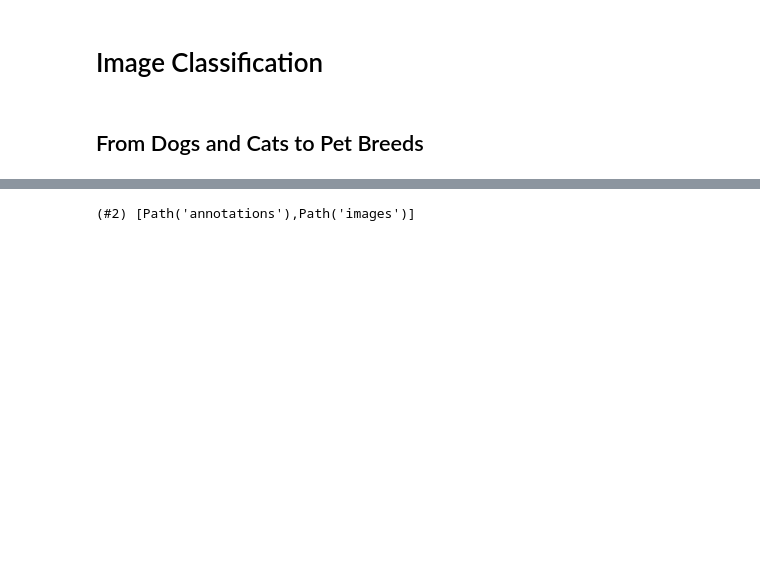
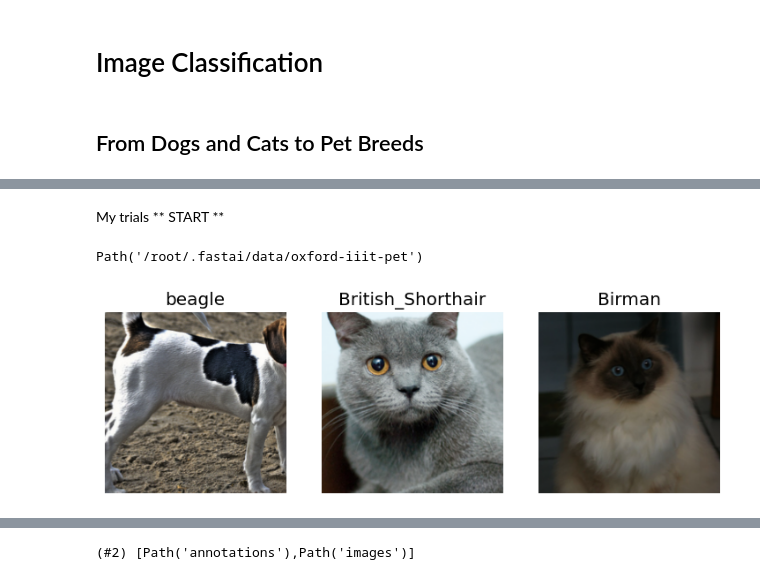
Before and after one commit to mail2venkie/fastbook, a Jupyter notebook: myclean/05_pet_breeds.ipynb, the cells around one changed output, grey strips where cells are left out. Cells and saved outputs as stored; diff of their text form; code cells hidden in the pictures; blank space fills up the shorter version.

```diff
--- a/myclean/05_pet_breeds.ipynb
+++ b/myclean/05_pet_breeds.ipynb
@@ -22,0 +24,22 @@ path.ls()
+# %% [markdown]
+My trials
+** START **
+# %%
+path.absolute()
+# %% [output]
+Path('/root/.fastai/data/oxford-iiit-pet')
+# %%
+from itertools import batched
+db = DataBlock (
+    blocks = (ImageBlock, CategoryBlock),
+    get_items = get_image_files,
+    splitter = RandomSplitter(seed=42),
+    get_y = using_attr(RegexLabeller(r'(.*)_\d+.jpg$'), 'name'),
+    item_tfms=Resize(460),
+    batch_tfms=aug_transforms(size=224, min_scale=0.75)
+)
+dls = db.dataloaders(path/"images")
+# %%
+dls.show_batch(nrows = 1, ncols=3)
+# %% [output]
+[figure, added]
```
Also changed, not shown: parts of 12 cells of this notebook.
